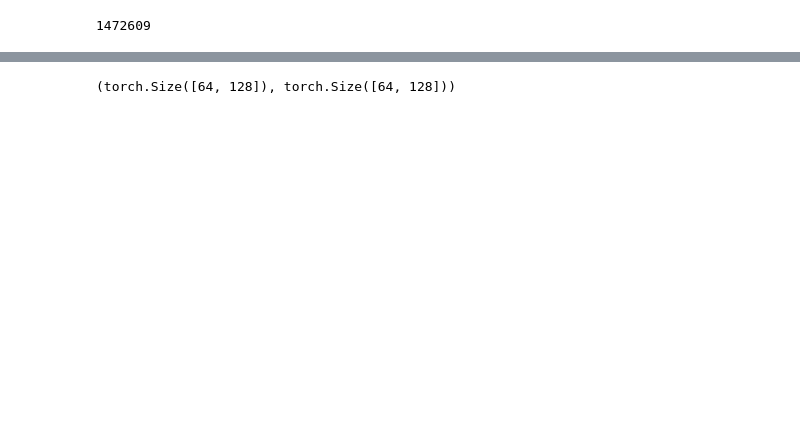
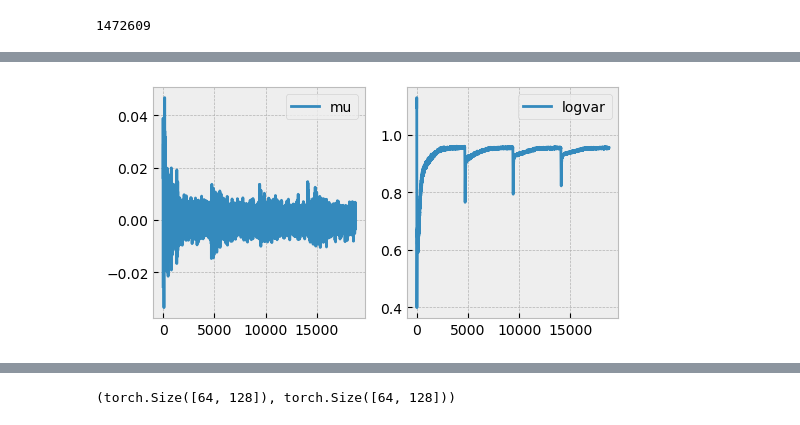
Before and after one commit to prakashjayy/genai, a Jupyter notebook: 02_vae.ipynb, the cells around one changed output, grey strips where cells are left out. Saved outputs shown, nothing was run; the diff lists cells and outputs as text; code cells hidden in the pictures; blank space fills up the shorter version.

```diff
--- a/02_vae.ipynb
+++ b/02_vae.ipynb
@@ -254,0 +332,14 @@ plt.show()
+# %%
+import matplotlib.pyplot as plt
+plt.style.use('bmh')
+%matplotlib inline
+
+#plotting train mu and logvar
+fig, ax = plt.subplots(1, 2, figsize=(6, 3))
+ax.flat[0].plot(np.asarray(train_loss)[:, 4], label='mu')
+ax.flat[1].plot(np.asarray(train_loss)[:, 5], label='logvar')
+ax.flat[0].legend()
+ax.flat[1].legend()
+plt.show()
+# %% [output]
+[figure, added]
```
Also changed, not shown: parts of 14 cells of this notebook.
